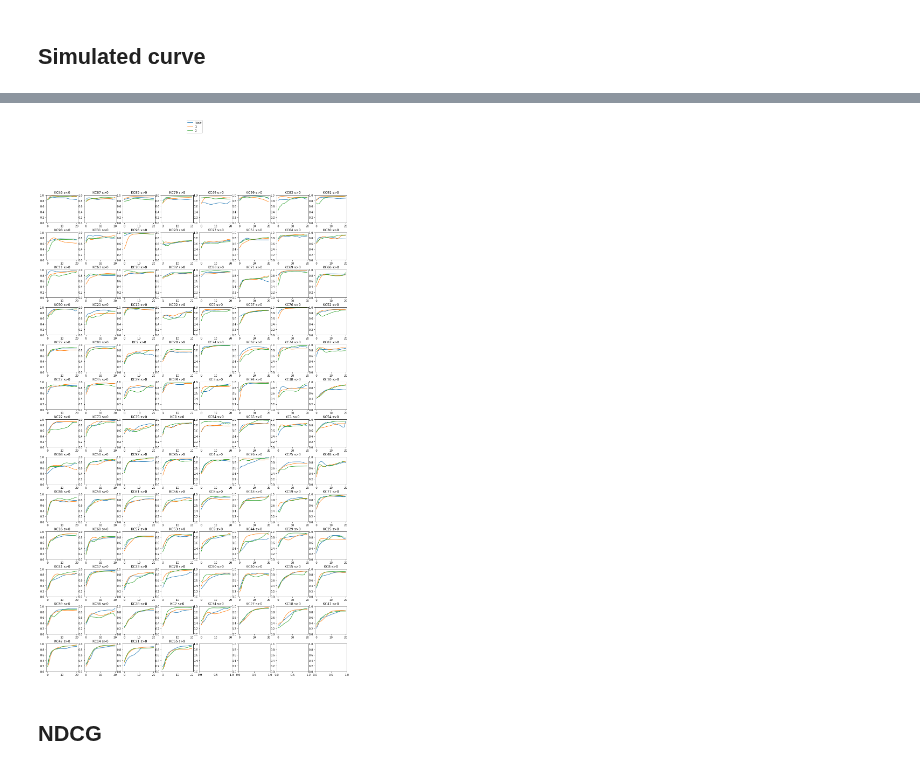
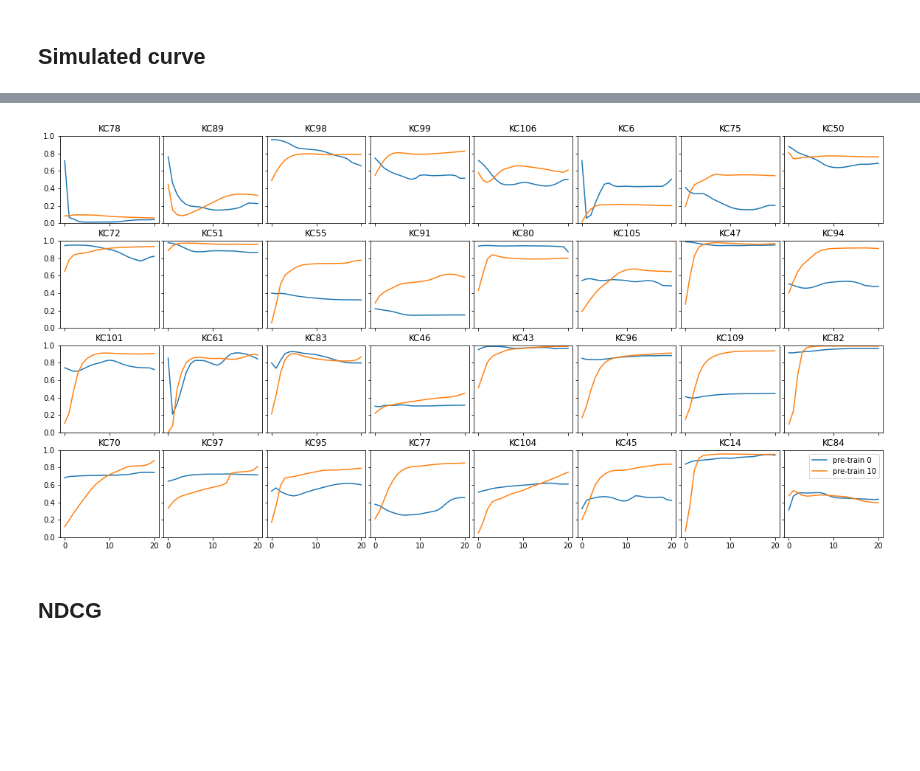
Before and after one commit to qqpann/KnowledgeTracing, a Jupyter notebook: notebook/Results_EDM2020.ipynb, the cells around one changed output, grey strips where cells are left out. Saved outputs shown, nothing was run; the diff lists cells and outputs as text; code cells hidden in the pictures; blank space fills up the shorter version.

```diff
--- a/notebook/Results_EDM2020.ipynb
+++ b/notebook/Results_EDM2020.ipynb
@@ -25,5 +25,6 @@ from knowledge_tracing.trainer import Trainer
 # %%
-projectdir = Path('/code')
+# projectdir = Path('/code')
+projectdir = Path('..')
 assert projectdir.exists()
 # %% [markdown]
 # Common Functions
@@ -538,40 +487,57 @@ for r in sorted([load_json(get_report_path(projectdir, e)) for e in get_exp_path
-# %%
-def get_simu_res(report_dic):
-    return report_dic['indicator']['simu_pred']['all']
-
-simures_list = []
-for r in report_list:
-    simu_res = get_simu_res(r)
-    simures_list.append(simu_res)
-
-base_idx = 0
-base_res = {k:v for k, v in sorted(simures_list[base_idx].items(), key=lambda it: it[1][1][-1] - it[1][1][0])}
-descres_list = []
-for i, simu_res in enumerate(simures_list):
-    if i == base_idx:
-        continue
-    desc_res = {k:simu_res[k] for k in base_res.keys()}
-    descres_list.append(desc_res)
 # %%
-n_skills = report_list[base_idx]['config']['n_skills']
-h, w = (n_skills+7)//8, 8
+# config_name = '20_0310_edm2020_assist15'
+config_name = '20_0310_edm2020_assist09'
+
+report_paths = [get_report_path(projectdir, config_name, e) for e in get_exp_names(projectdir, config_name)]
+reports = [load_json(r) for r in report_paths]
+
+
+# print([r['config']['exp_name'] for r in reports])
+# =>['pre_dummy_epoch_size150.auto', 'pre_dummy_epoch_size10.auto', 'pre_dummy_epoch_size0.auto']
+
+def get_simu_res(report_dic):
+    return report_dic['indicator']['simu_pred']['all']
+
+simures_list = []
+for r in reports:
+    if r['config']['pre_dummy_epoch_size'] not in {0, 10}:
+        continue
+    simu_res = get_simu_res(r)
+    simures_list.append(simu_res)
+
+base_idx = 1
+base_res = {k:v for k, v in sorted(simures_list[base_idx].items(), key=lambda it: it[1][1][-1] - it[1][1][0])}
+descres_list = []
+for i, simu_res in enumerate(simures_list):
+    if i == base_idx:
+        continue
+    desc_res = {k:simu_res[k] for k in base_res.keys()}
+    descres_list.append(desc_res)
+
+n_skills = reports[base_idx]['config']['n_skills']
+# h, w = (n_skills+7)//8, 8
+h, w = 4, 8
 figscale = 2.5
 hspace = 0.35
-fig, axs = plt.subplots(h, w, figsize=(w*figscale, h*figscale))
-plt.subplots_adjust(hspace=hspace)
+fig, axs = plt.subplots(h, w, sharex=True, sharey=True, figsize=(w*figscale, h*figscale))
+plt.subplots_adjust(hspace=0.20, wspace=0.05)
 for i, (v, (xidx, sanity)) in enumerate(list(base_res.items())[:h*w]):
     ax = axs[i//(w), i%(w)]
     ax.set_ylim([0, 1])
-    ax.set_title('KC{} s{}0'.format(v, '>' if sanity[-1]>sanity[0] else '<'))
-    sns.lineplot(xidx, sanity, ax=ax, label='base', palette="ch:2.5,.25")
-    for i, desc_res in enumerate(descres_list):
-        sns.lineplot(xidx, desc_res[v][1], ax=ax, label=str(i+1), palette="ch:2.5,.25")
-    ax.get_legend().remove()
-handles, labels = ax.get_legend_handles_labels()
-fig.legend(handles, labels, loc='upper center')
+    ax.set_title(f'KC{v}')
+    sns.lineplot(xidx, sanity, ax=ax, label='pre-train 0', palette="ch:2.5,.25")
+    for j, desc_res in enumerate(descres_list):
+        sns.lineplot(xidx, desc_res[v][1], ax=ax, label=f'pre-train {[10,150][j]}', palette="ch:2.5,.25")
+    if i < 31:
+        ax.get_legend().remove()
+    else:
+        ax.legend()
+        break
+# handles, labels = ax.get_legend_handles_labels()
+# fig.legend(handles, labels, loc='upper center')
 plt.show()
 # %% [output]
-[figure, old version]
+[figure, new version]
 # %% [markdown]
 ## NDCG
 # %%
```
Also changed, not shown: parts of 39 cells of this notebook, 2 other files.
